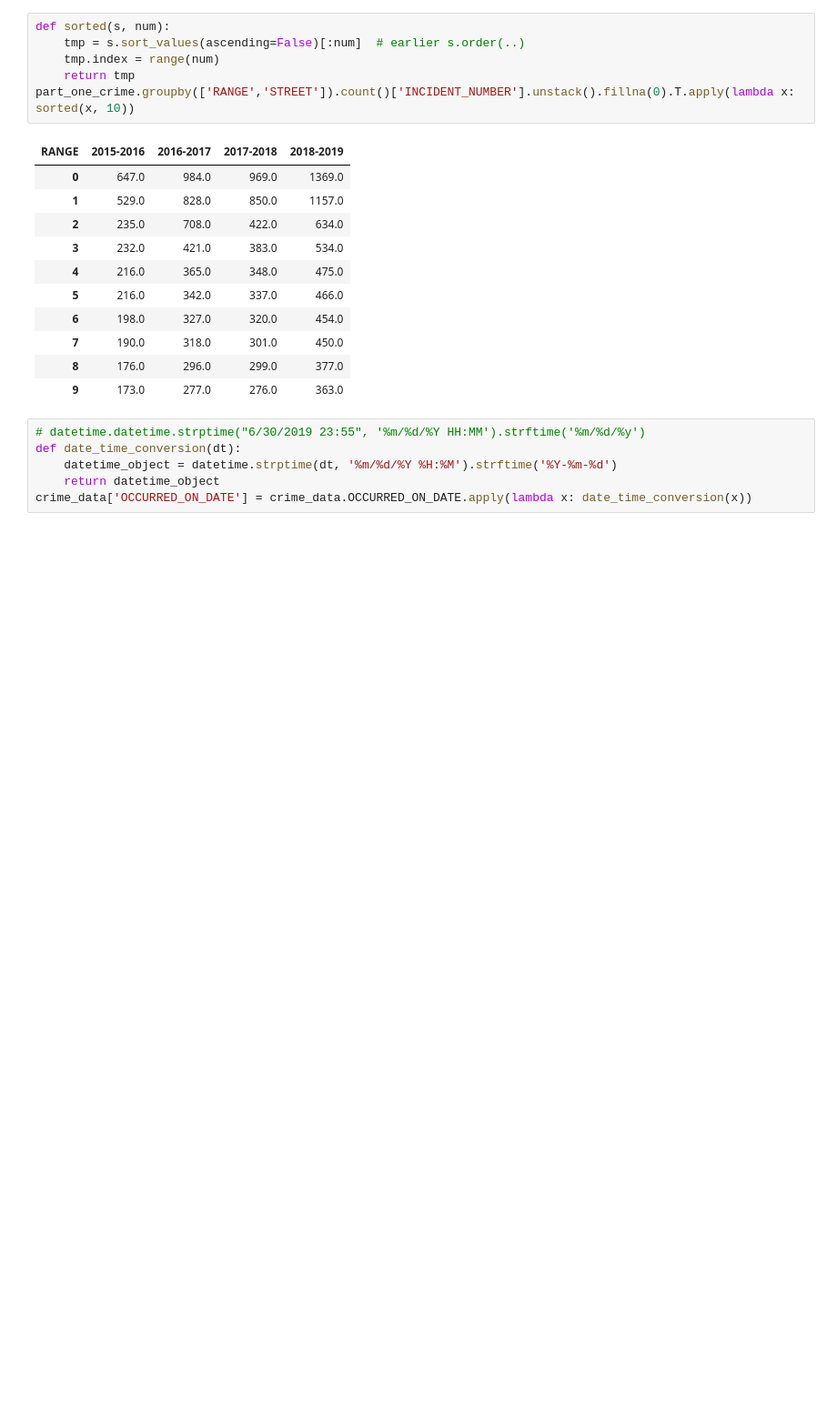
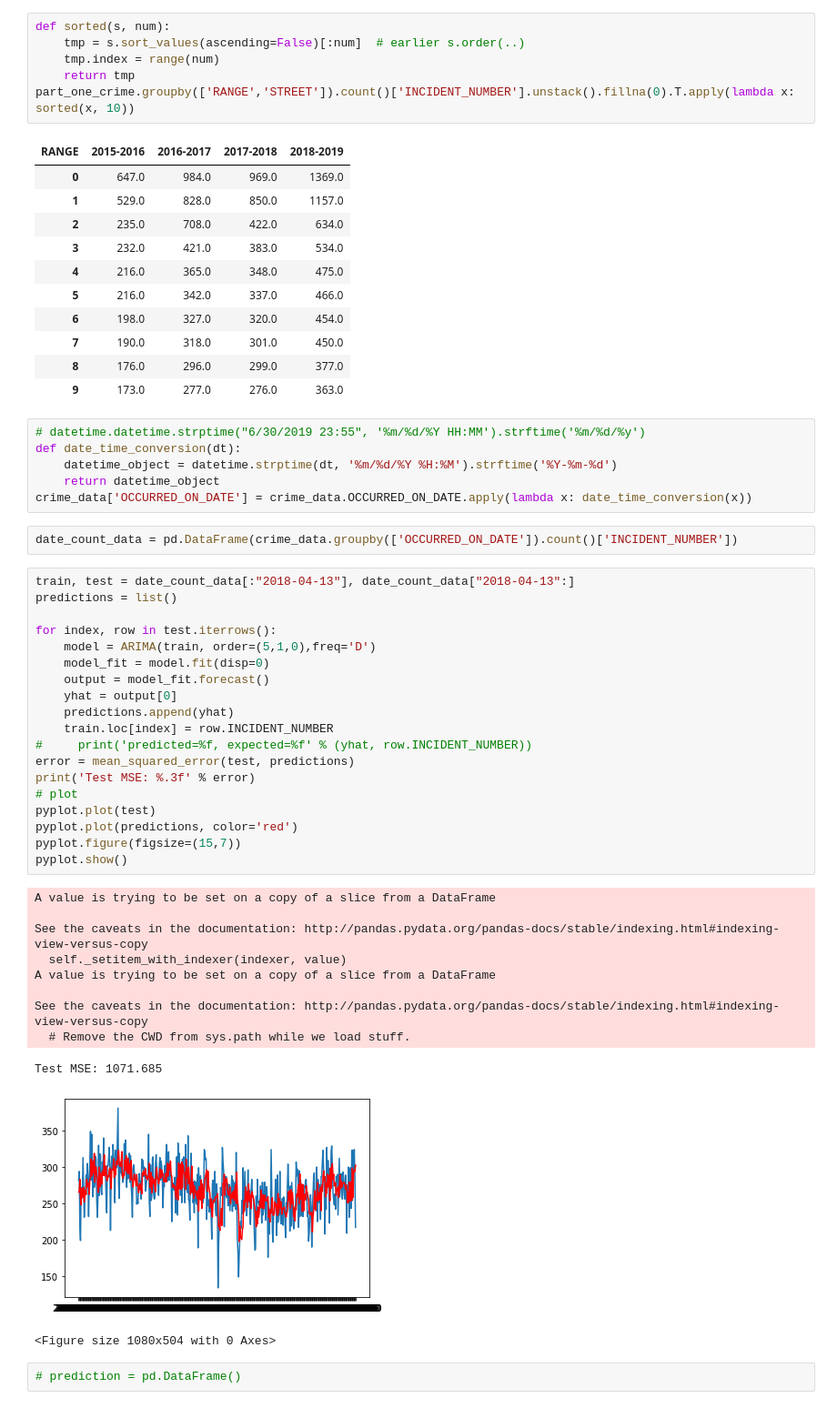
Before and after one commit to mitresh95/ImpactOfCrimeOnHousing, a Jupyter notebook: Project.ipynb, the cells around one changed output. Shown: that part at 91% size. Drawn from its saved outputs; the diff is of its cells as text; blank space fills up the shorter version.

Commit message:
Update on ARIMA

```diff
--- a/Project.ipynb
+++ b/Project.ipynb
@@ -181,3 +184,38 @@ def date_time_conversion(dt):
     datetime_object = datetime.strptime(dt, '%m/%d/%Y %H:%M').strftime('%Y-%m-%d')
     return datetime_object
 crime_data['OCCURRED_ON_DATE'] = crime_data.OCCURRED_ON_DATE.apply(lambda x: date_time_conversion(x))
+# %%
+date_count_data = pd.DataFrame(crime_data.groupby(['OCCURRED_ON_DATE']).count()['INCIDENT_NUMBER'])
+# %%
+train, test = date_count_data[:"2018-04-13"], date_count_data["2018-04-13":]
+predictions = list()
+
+for index, row in test.iterrows():
+    model = ARIMA(train, order=(5,1,0),freq='D')
+    model_fit = model.fit(disp=0)
+    output = model_fit.forecast()
+    yhat = output[0]
+    predictions.append(yhat)
+    train.loc[index] = row.INCIDENT_NUMBER
+#     print('predicted=%f, expected=%f' % (yhat, row.INCIDENT_NUMBER))
+error = mean_squared_error(test, predictions)
+print('Test MSE: %.3f' % error)
+# plot
+pyplot.plot(test)
+pyplot.plot(predictions, color='red')
+pyplot.figure(figsize=(15,7))
+pyplot.show()
+# %% [output]
+A value is trying to be set on a copy of a slice from a DataFrame
+
+See the caveats in the documentation: http://pandas.pydata.org/pandas-docs/stable/indexing.html#indexing-view-versus-copy
+  self._setitem_with_indexer(indexer, value)
+A value is trying to be set on a copy of a slice from a DataFrame
+
+See the caveats in the documentation: http://pandas.pydata.org/pandas-docs/stable/indexing.html#indexing-view-versus-copy
+  # Remove the CWD from sys.path while we load stuff.
+Test MSE: 1071.685
+[figure, added]
+<Figure size 1080x504 with 0 Axes>
+# %%
+# prediction = pd.DataFrame()
```
Also changed, not shown: parts of 6 cells of this notebook.
